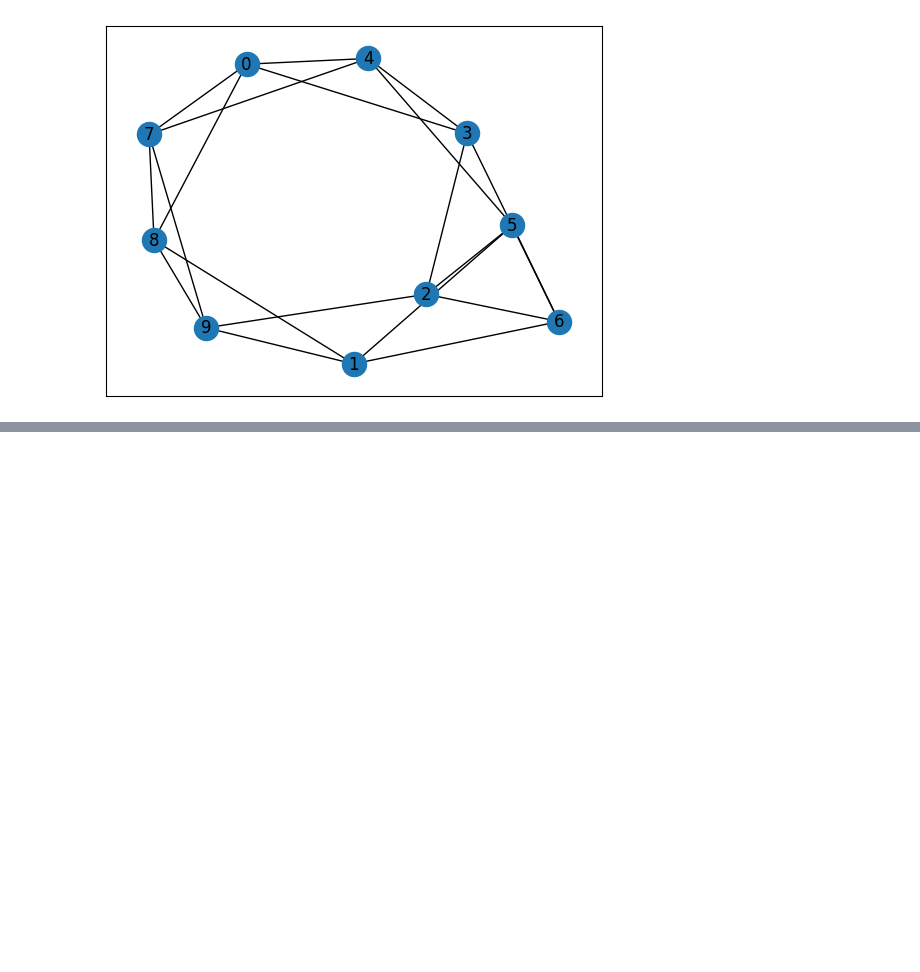
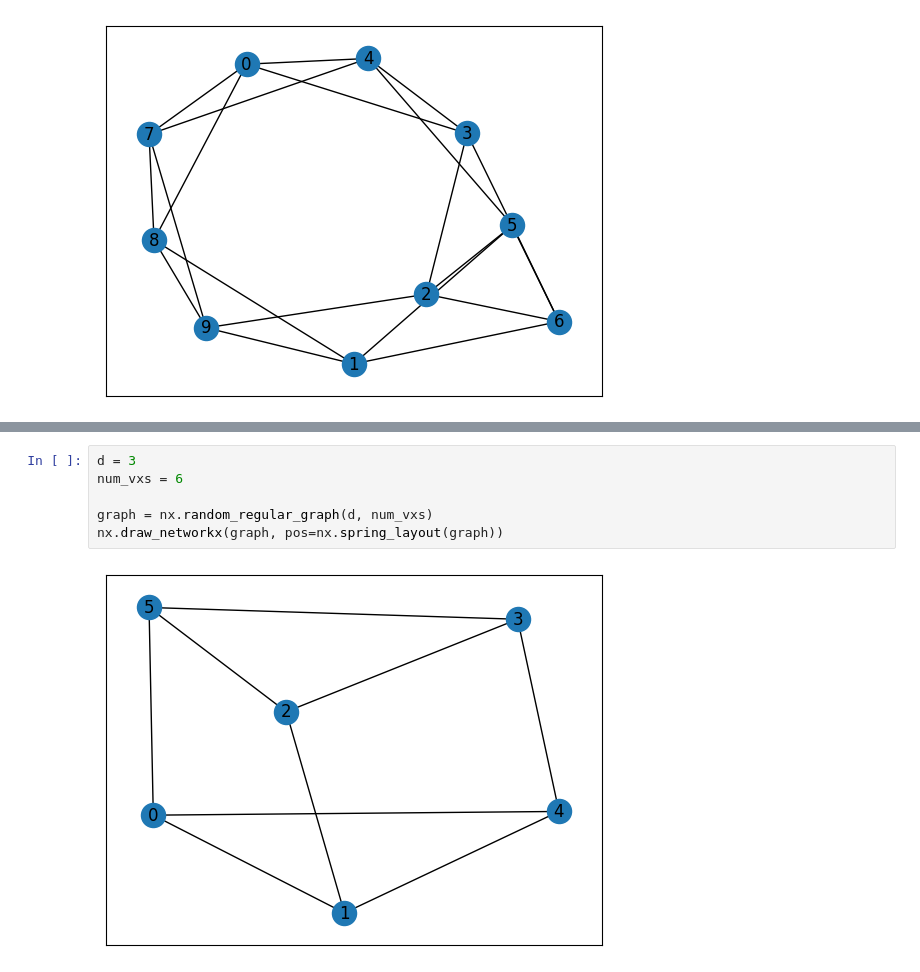
Before and after one commit to Paul566/internal-cuts, a Jupyter notebook: swap-processes.ipynb, the cells around one changed output, grey strips where cells are left out. Saved outputs shown, nothing was run; the diff lists cells and outputs as text; blank space fills up the shorter version.

```diff
--- a/swap-processes.ipynb
+++ b/swap-processes.ipynb
@@ -183,0 +171,8 @@ True
+# %%
+d = 3
+num_vxs = 6
+
+graph = nx.random_regular_graph(d, num_vxs)
+nx.draw_networkx(graph, pos=nx.spring_layout(graph))
+# %% [output]
+[figure, added]
```
Also changed, not shown: parts of 15 cells of this notebook, 5 other files.
